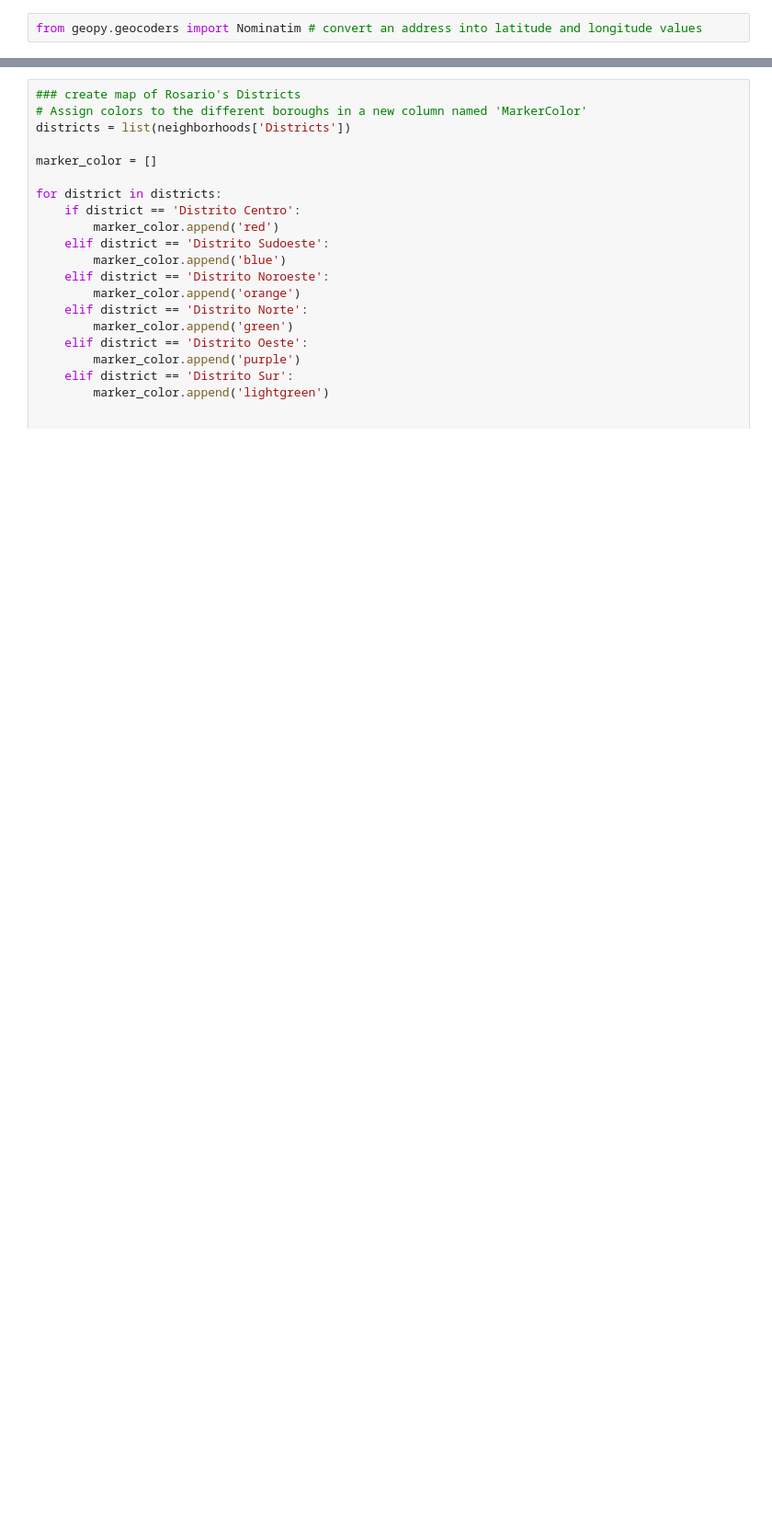
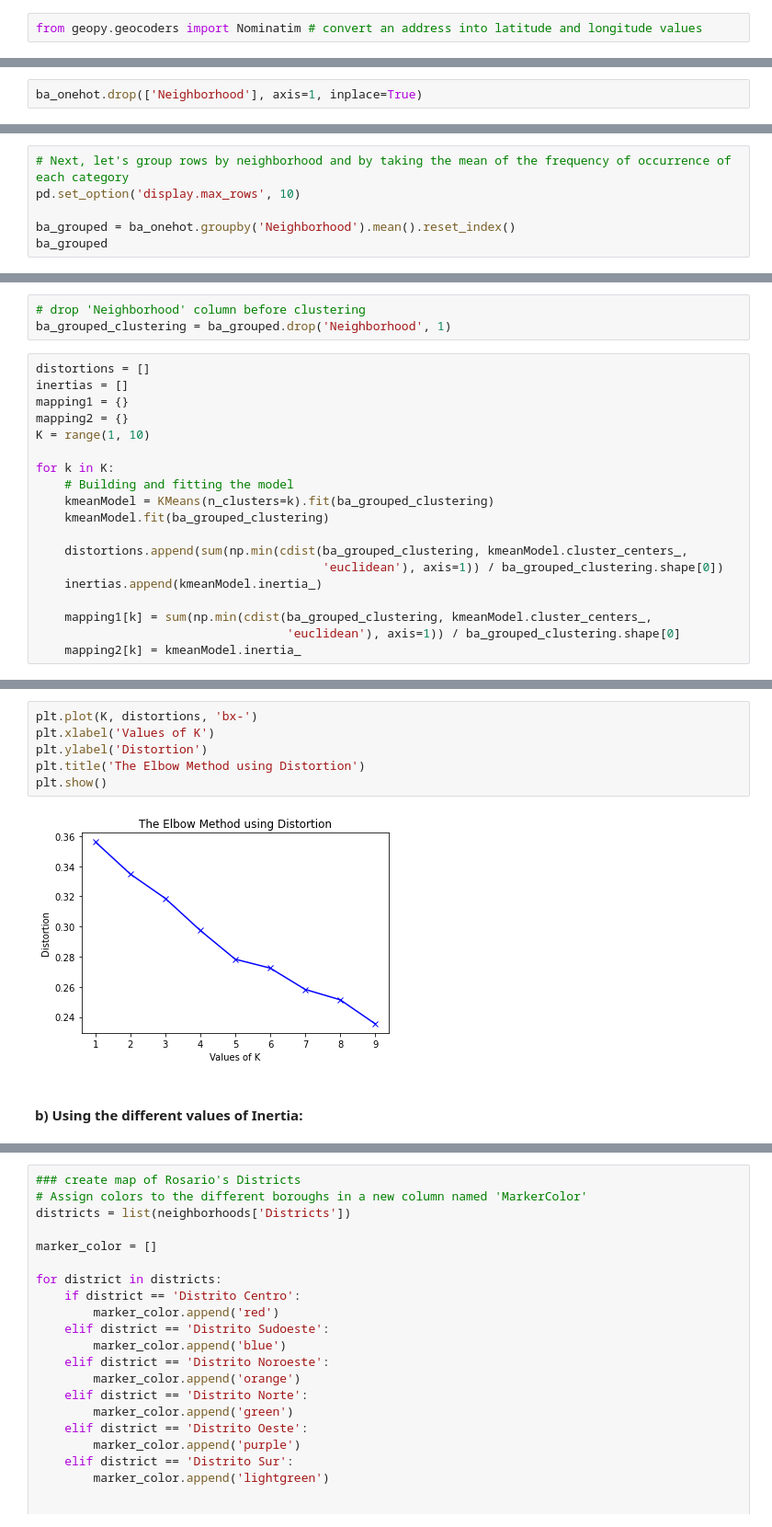
Before and after one commit to alinasansevich/Coursera_Capstone, a Jupyter notebook: Clustering-Neighborhoods-in-Rosario.ipynb, the cells around one changed output, grey strips where cells are left out. Shown at 92% size. Cells and saved outputs as stored; diff of their text form; blank space fills up the shorter version.

```diff
--- a/Clustering-Neighborhoods-in-Rosario.ipynb
+++ b/Clustering-Neighborhoods-in-Rosario.ipynb
@@ -339,0 +452,2 @@ array(['Distrito Sudoeste', 'Distrito Centro', 'Distrito Norte',
+# %%
+ba_onehot.drop(['Neighborhood'], axis=1, inplace=True)
@@ -339,0 +481,6 @@ array(['Distrito Sudoeste', 'Distrito Centro', 'Distrito Norte',
+# %%
+# Next, let's group rows by neighborhood and by taking the mean of the frequency of occurrence of each category
+pd.set_option('display.max_rows', 10)
+
+ba_grouped = ba_onehot.groupby('Neighborhood').mean().reset_index()
+ba_grouped
@@ -339,0 +584,22 @@ array(['Distrito Sudoeste', 'Distrito Centro', 'Distrito Norte',
+# %%
+# drop 'Neighborhood' column before clustering
+ba_grouped_clustering = ba_grouped.drop('Neighborhood', 1)
+# %%
+distortions = []
+inertias = []
+mapping1 = {}
+mapping2 = {}
+K = range(1, 10)
+
+for k in K:
+    # Building and fitting the model
+    kmeanModel = KMeans(n_clusters=k).fit(ba_grouped_clustering)
+    kmeanModel.fit(ba_grouped_clustering)
+
+    distortions.append(sum(np.min(cdist(ba_grouped_clustering, kmeanModel.cluster_centers_,
+                                        'euclidean'), axis=1)) / ba_grouped_clustering.shape[0])
+    inertias.append(kmeanModel.inertia_)
+
+    mapping1[k] = sum(np.min(cdist(ba_grouped_clustering, kmeanModel.cluster_centers_,
+                                   'euclidean'), axis=1)) / ba_grouped_clustering.shape[0]
+    mapping2[k] = kmeanModel.inertia_
@@ -339,0 +622,10 @@ array(['Distrito Sudoeste', 'Distrito Centro', 'Distrito Norte',
+# %%
+plt.plot(K, distortions, 'bx-')
+plt.xlabel('Values of K')
+plt.ylabel('Distortion')
+plt.title('The Elbow Method using Distortion')
+plt.show()
+# %% [output]
+[figure, added]
+# %% [markdown]
+####  b) Using the different values of Inertia:
```
Also changed, not shown: parts of 51 cells of this notebook.
